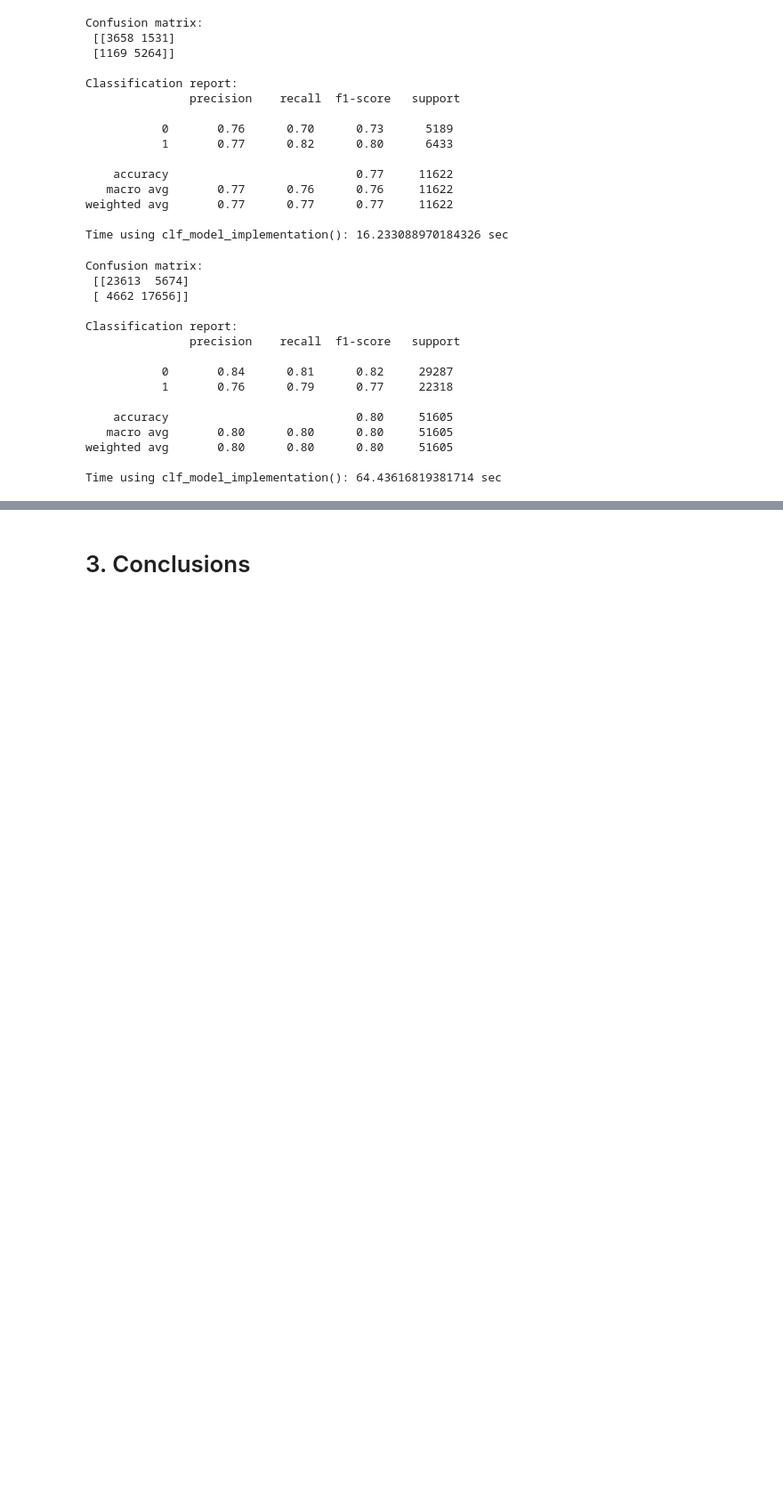
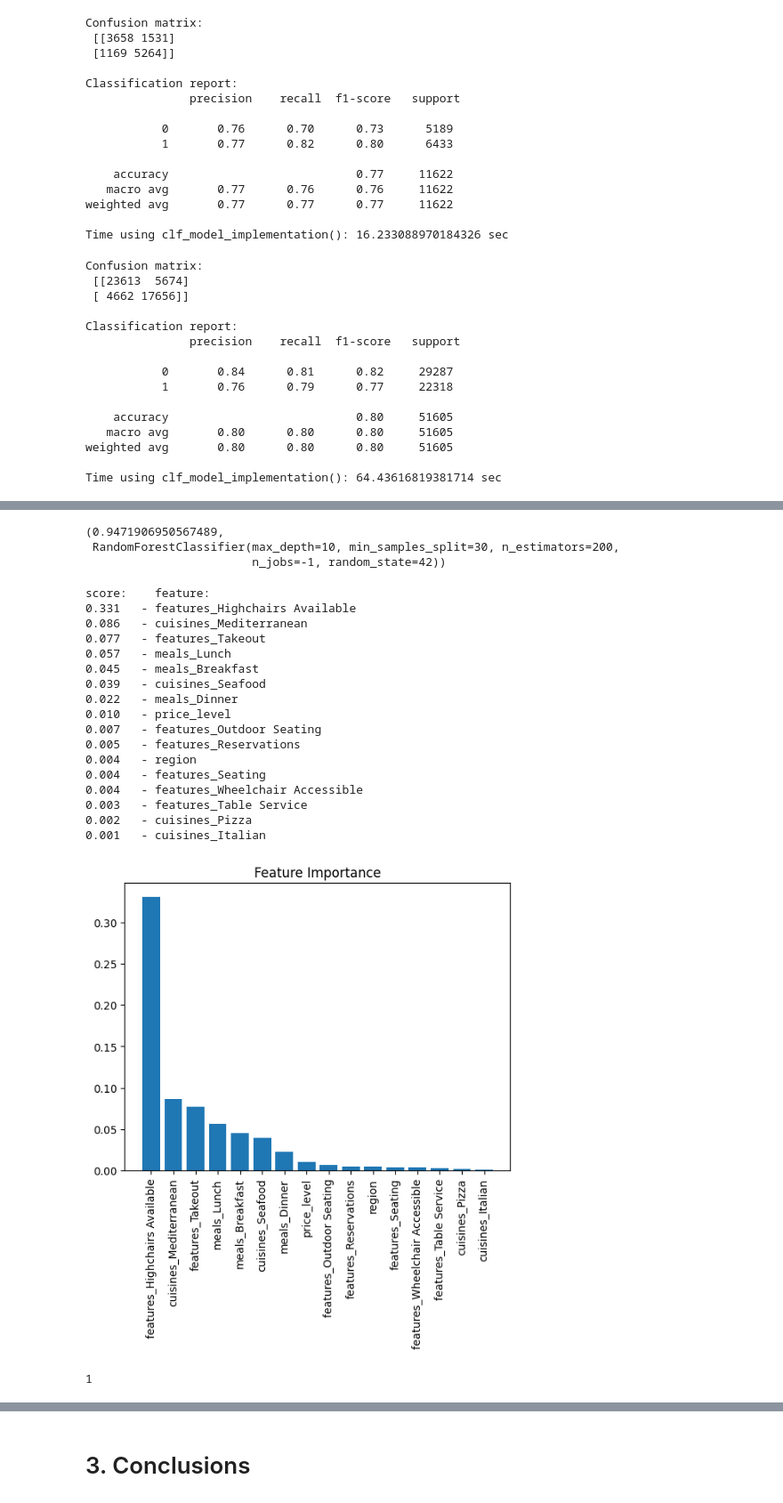
Before and after one commit to am-tropin/restaurant-europe, a Jupyter notebook: restaurant_classification.ipynb, the cells around one changed output, grey strips where cells are left out. Shown: that part at 89% size. Drawn from its saved outputs; the diff is of its cells as text; code cells hidden in the pictures; blank space fills up the shorter version.

```diff
--- a/restaurant_classification.ipynb
+++ b/restaurant_classification.ipynb
@@ -1576,0 +1569,18 @@ Time using clf_model_implementation(): 64.43616819381714 sec
+# %%
+# PIVOT DICTIONARY OF CLASSIFICATION MODELS
+clf_models_dict = {
+#     simple models
+    'logreg': {'status': True, 'model': LogisticRegression, 'grid': logreg_grid},
+    'svm': {'status': True, 'model': LinearSVC, 'grid': svm_grid},
+    'nb': {'status': True, 'model': GaussianNB, 'grid': {}},
+    'knn': {'status': True, 'model': KNeighborsClassifier, 'grid': knn_grid},
+    'tree': {'status': True, 'model': DecisionTreeClassifier, 'grid': tree_grid},
+#     ensemble models (not based on other models)
+    'forest': {'status': True, 'model': RandomForestClassifier, 'grid': forest_grid},
+    'gb': {'status': True, 'model': GradientBoostingClassifier, 'grid': gb_grid},
+    'xgb': {'status': True, 'model': XGBClassifier, 'grid': xgb_grid}
+}
+
+uk_clf_dict = run_classification_models(uk_df2, 'special_diets_Vegetarian Friendly', [], clf_models_dict)
+# drop_columns = ['special_diets_Gluten Free Options', 'special_diets_Vegan Options']
+uk_clf_dict
@@ -1576,0 +1684,28 @@ Time using clf_model_implementation(): 64.43616819381714 sec
+# %%
+find_the_best_model(uk_clf_dict)
+# %% [output]
+(0.9471906950567489,
+ RandomForestClassifier(max_depth=10, min_samples_split=30, n_estimators=200,
+                        n_jobs=-1, random_state=42))
+# %%
+show_feature_importances(find_the_best_model(uk_clf_dict)[1], X_columns)
+# %% [output]
+score:    feature:
+0.331   - features_Highchairs Available
+0.086   - cuisines_Mediterranean
+0.077   - features_Takeout
+0.057   - meals_Lunch
+0.045   - meals_Breakfast
+0.039   - cuisines_Seafood
+0.022   - meals_Dinner
+0.010   - price_level
+0.007   - features_Outdoor Seating
+0.005   - features_Reservations
+0.004   - region
+0.004   - features_Seating
+0.004   - features_Wheelchair Accessible
+0.003   - features_Table Service
+0.002   - cuisines_Pizza
+0.001   - cuisines_Italian
+[figure, added]
+1
```
Also changed, not shown: parts of 60 cells of this notebook.
